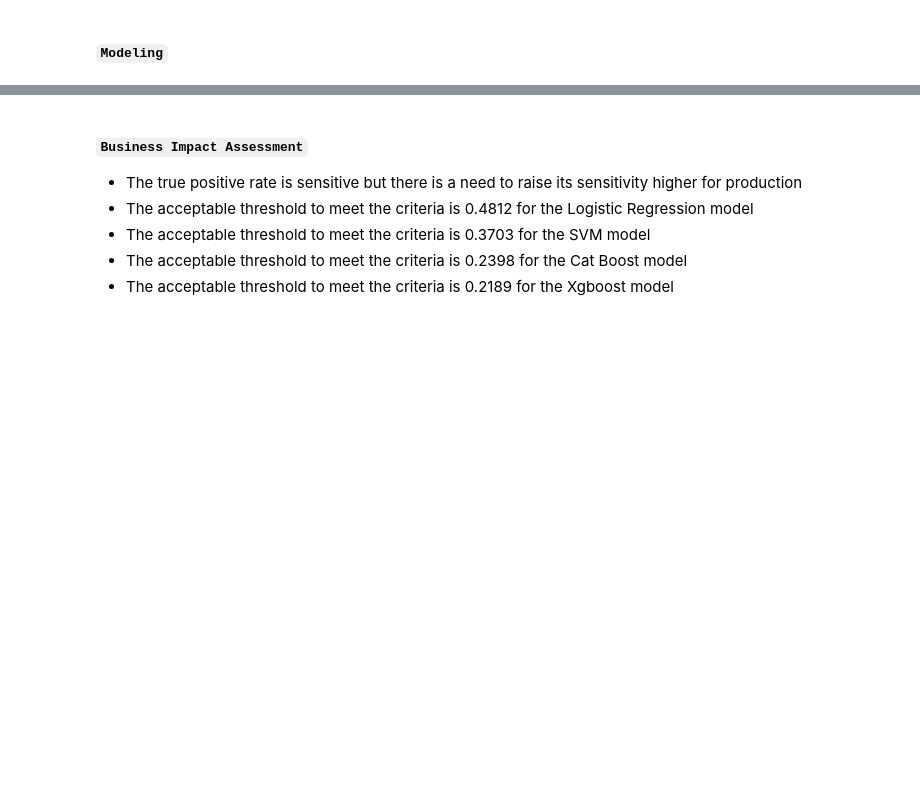
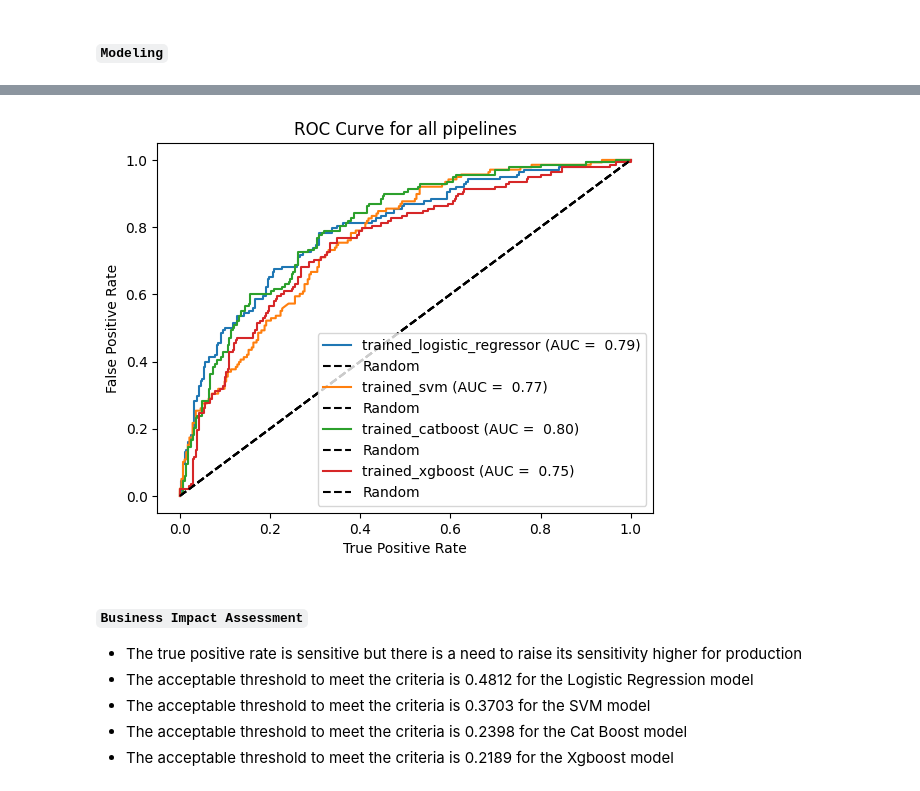
Before and after one commit to kwasichrappah/sepsis_ml_predictor, a Jupyter notebook: sepsis_ml_predictor.ipynb, the cells around one changed output, grey strips where cells are left out. Drawn from its saved outputs; the diff is of its cells as text; code cells hidden in the pictures; blank space fills up the shorter version.

```diff
--- a/sepsis_ml_predictor.ipynb
+++ b/sepsis_ml_predictor.ipynb
@@ -513,4 +498,6 @@ df1[numerics].describe()
+# %%
+data.head(5)
+X=data.drop(columns=['Sepssis'],axis=1)
+y=data['Sepssis']#.replace({'Yes': 1, 'No': 0})
 # %%
-
-# %%
-X_train, X_test, y_train, y_test = train_test_split(X, y, test_size = 0.5, random_state = 27)
+X_train, X_test, y_train, y_test = train_test_split(X, y, test_size = 0.7, random_state = 27)
@@ -539,8 +517,8 @@ cat_transformer = Pipeline(steps = [
 
 # getting together our scaler and encoder with preprocessor
 preprocessor = ColumnTransformer(
-      transformers = [('num', num_transformer , numerics),
-                    ('cat', cat_transformer , cats),
+      transformers = [('num', num_transformer ,X_train.columns ),
+
 
                     ])
 # %%
@@ -564,7 +542,7 @@ all_models_pipelines = {"Logistic_Regressor": (LogisticRegression(random_state =
 
 # Create a function to model and return comparative model evaluation scores,perform the SMOTE on each model pipeline,to calculate and compare accuracy
 
-def evaluate_models(model_pipelines = all_models_pipelines, X_test = X_test, y_test = y_test_encoded):
+def evaluate_models(model_pipelines = all_models_pipelines, X_test = X_test, y_test = y_test):
 
 
     # Dictionary for trained models
@@ -635,28 +679,30 @@ all_models_eval
 # %%
 
 from sklearn.metrics import roc_curve,auc
 
 all_roc_data = {}
 fig, ax = plt.subplots()
 
 for name,model in trained_models.items():
     y_score = model.predict_proba(X_test)[:,1]
 
-    fpr, tpr, thresholds = roc_curve(y_test_encoded, y_score)
+    fpr, tpr, thresholds = roc_curve(y_test, y_score)
 
     roc_auc = auc(fpr,tpr)
     roc_data_df = pd.DataFrame({'False Positive Rate' : fpr , 'True Positve Rate' : tpr , 'Threshold' : thresholds})
     all_roc_data[name] = roc_data_df
 
     ax.plot(fpr,tpr, label = f'{name} (AUC = {roc_auc: .2f})')
 
     ax.plot([0,1],[0,1], linestyle='--', color='k', label='Random')
     ax.set_ylabel('False Positive Rate')
     ax.set_xlabel('True Positive Rate')
     ax.set_title('ROC Curve for all pipelines')
 
 plt.legend()
 plt.show()
+# %% [output]
+[figure, added]
 # %%
 
 
```
Also changed, not shown: parts of 69 cells of this notebook, 4 other files.
